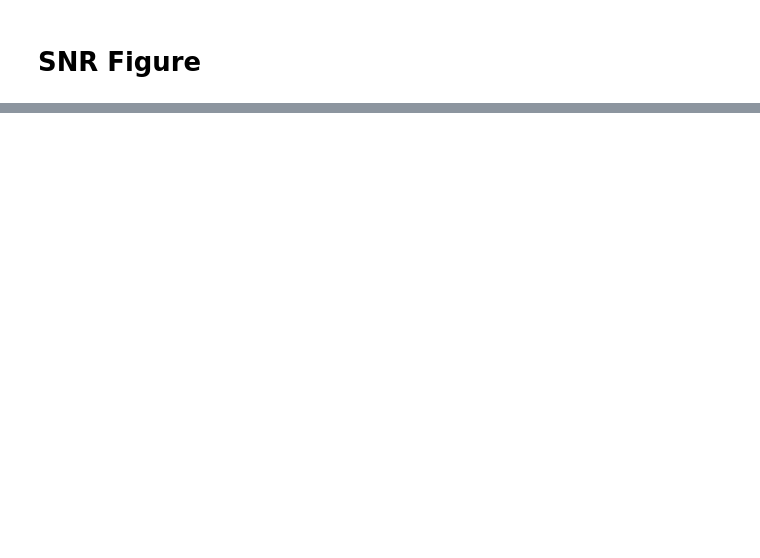
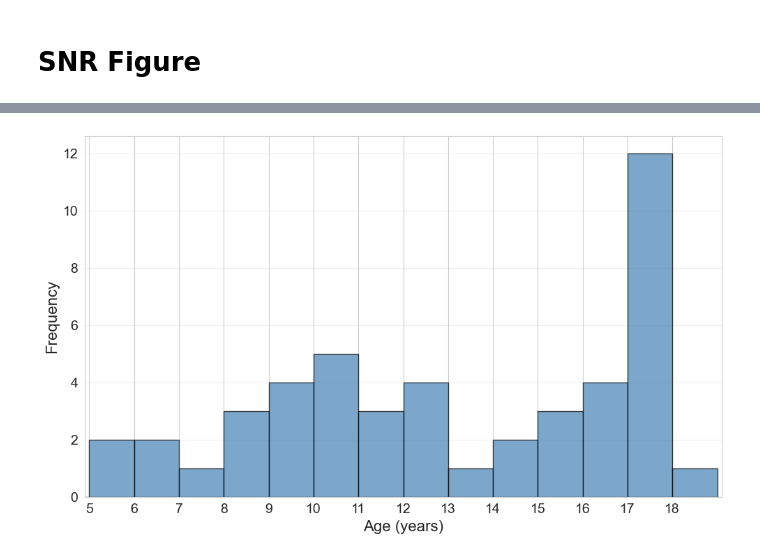
Before and after one commit to kirtonBCIlab/ES_Masters, a Jupyter notebook: Masters-Processing/SNR-Comfort-Figures.ipynb, the cells around one changed output, grey strips where cells are left out. Cells and saved outputs as stored; diff of their text form; code cells hidden in the pictures; blank space fills up the shorter version.

```diff
--- a/Masters-Processing/SNR-Comfort-Figures.ipynb
+++ b/Masters-Processing/SNR-Comfort-Figures.ipynb
@@ -47,0 +263,19 @@ plt.show()
+# %%
+ages = [12,10,12,13,16,14,9,17,16,8,11,9,10,17,17,6,16,17,15,10,12,8,11,17,17,17,9,17,17,17,17,18,10,12,11,9,17,14,5,15,15,16,5,8,6,7,10]
+
+
+plt.figure(figsize=(10, 6))
+plt.hist(ages, bins=range(4, 20), edgecolor='black', alpha=0.7, color='steelblue')
+plt.xlabel('Age (years)', fontsize=16)
+plt.ylabel('Frequency', fontsize=16)
+plt.xticks(range(5, 19, 1), fontsize=14)
+plt.yticks(fontsize=14)
+plt.xlim(4.9, 19.1)
+plt.grid(axis='y', alpha=0.3)
+plt.tight_layout()
+
+plt.savefig(r"Histogram.svg", format='svg', dpi=300)
+
+plt.show()
+# %% [output]
+[figure, added]
```
Also changed, not shown: parts of 6 cells of this notebook, 3 other files.
